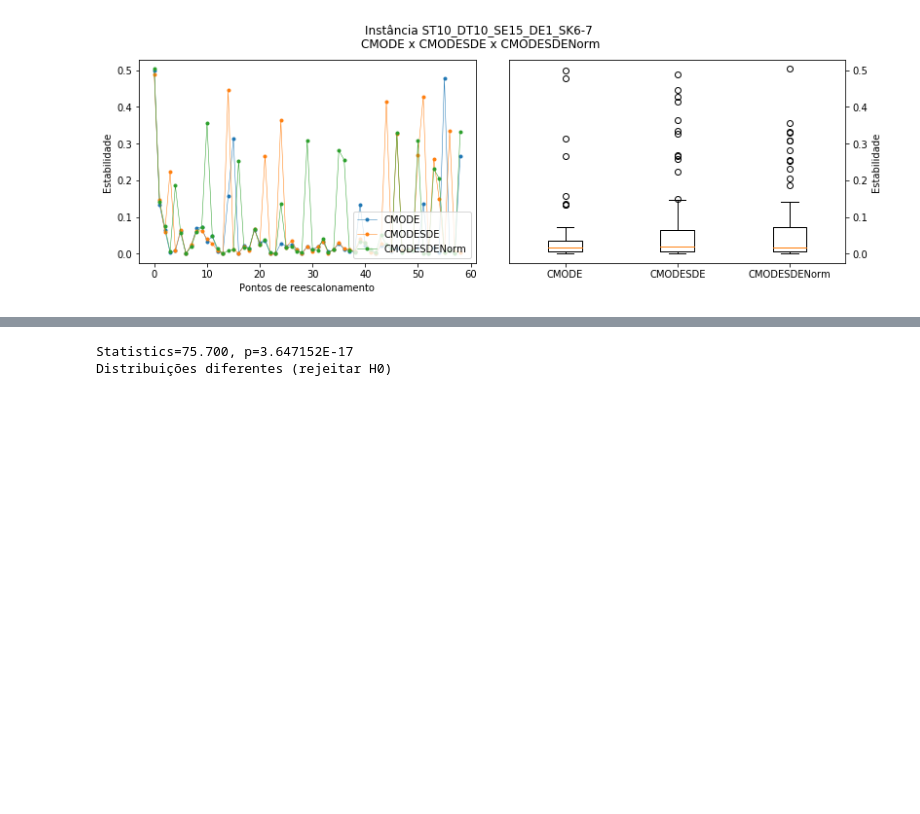
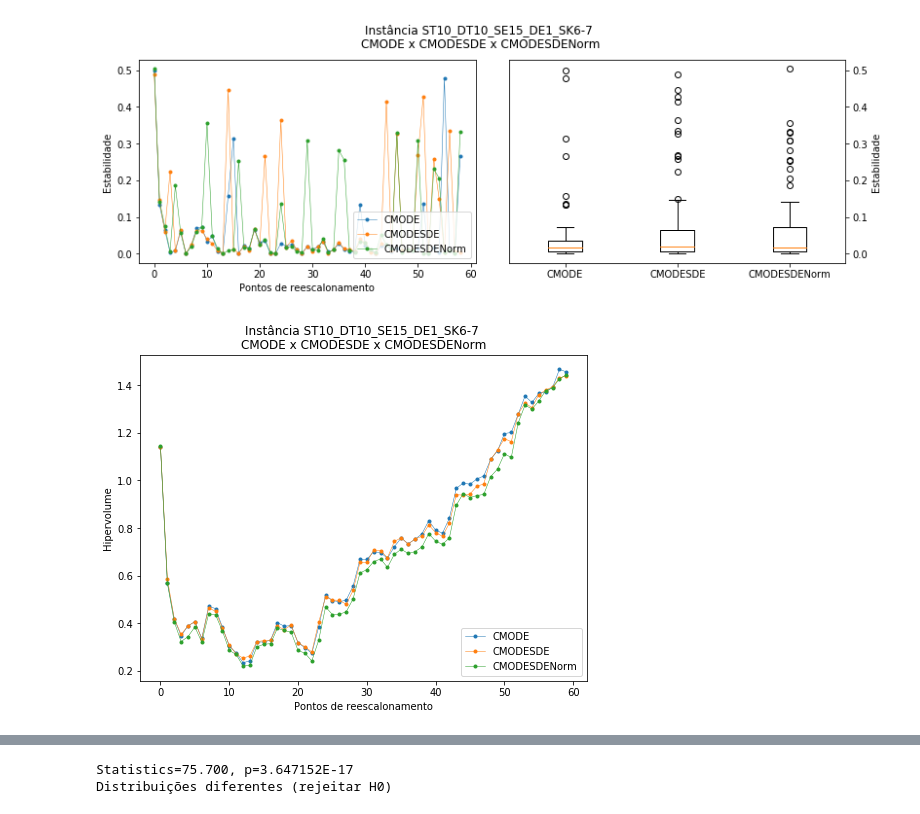
Before and after one commit to Mikaelbad12/spsp-jmetal, a Jupyter notebook: dspsp-analysis/rq2.ipynb, the cells around one changed output, grey strips where cells are left out. Saved outputs shown, nothing was run; the diff lists cells and outputs as text; code cells hidden in the pictures; blank space fills up the shorter version.

```diff
--- a/dspsp-analysis/rq2.ipynb
+++ b/dspsp-analysis/rq2.ipynb
@@ -268,3 +301,7 @@ display(combined_plot_stab(stab_event, inst, algorithms))
 # %% [output]
 None
 [figure]
+# %%
+plot_hv(hv_event, inst, algorithms)
+# %% [output]
+[figure, added]
```
Also changed, not shown: parts of 16 cells of this notebook, 1 other file.
